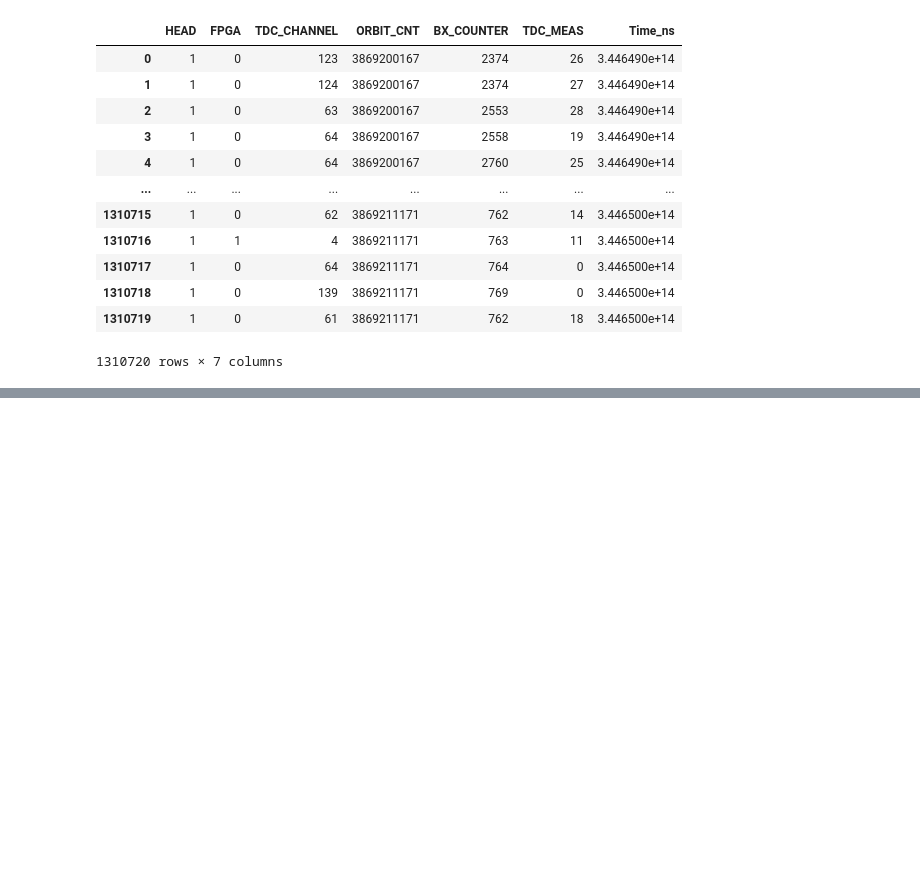
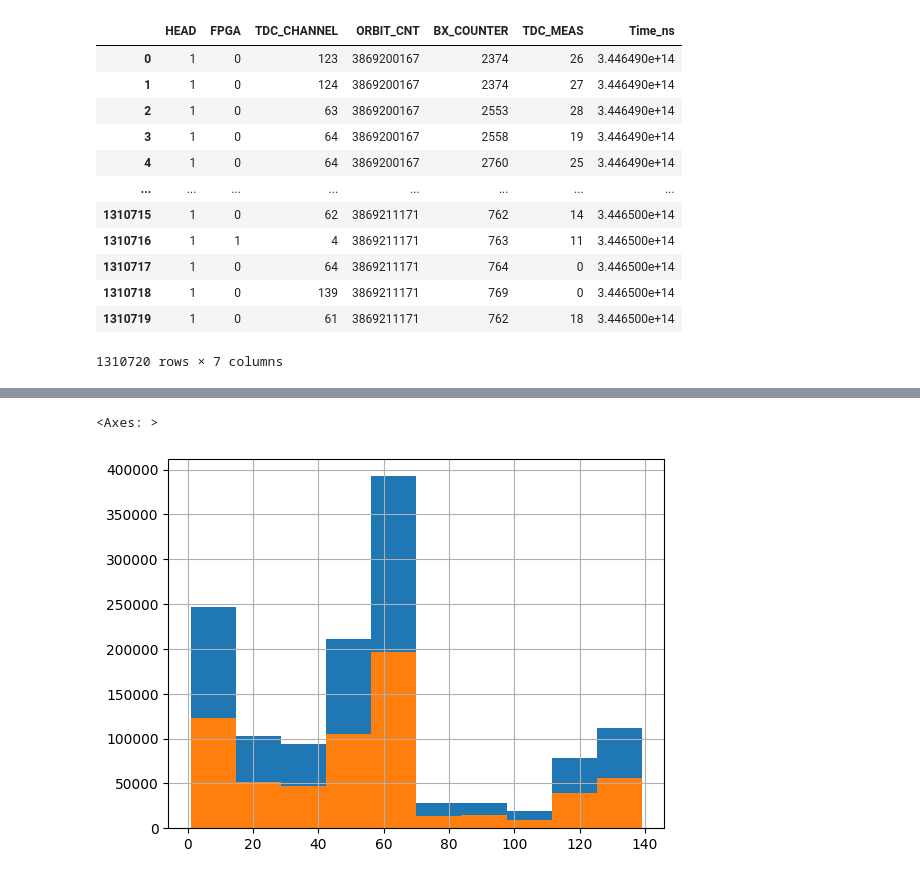
Before and after one commit to DanieleGhezzi25/LaboratoryOfComputationalPhysics_Y8, a Jupyter notebook: 06ex_Pandas.ipynb, the cells around one changed output, grey strips where cells are left out. Saved outputs shown, nothing was run; the diff lists cells and outputs as text; code cells hidden in the pictures; blank space fills up the shorter version.

```diff
--- a/06ex_Pandas.ipynb
+++ b/06ex_Pandas.ipynb
@@ -78,3 +78,7 @@ df.join(times)
 | 1310718 | 1 | 0 | 139 | 3869211171 | 769 | 0 | 3.446500e+14 |
 | 1310719 | 1 | 0 | 61 | 3869211171 | 762 | 18 | 3.446500e+14 |
 1310720 rows × 7 columns
+# %%
+# .5
+df['HEAD'] = np.random.randint(2, size=df.shape[0])
+df
@@ -80,0 +99,4 @@ df.join(times)
+# %%
+# .6
+df2 = df[df['HEAD'] == 1]
+df2
@@ -80,0 +117,7 @@ df.join(times)
+# %%
+# .7
+df['TDC_CHANNEL'].hist()
+df2['TDC_CHANNEL'].hist()
+# %% [output]
+<Axes: >
+[figure, added]
```
Also changed, not shown: parts of 3 cells of this notebook.
